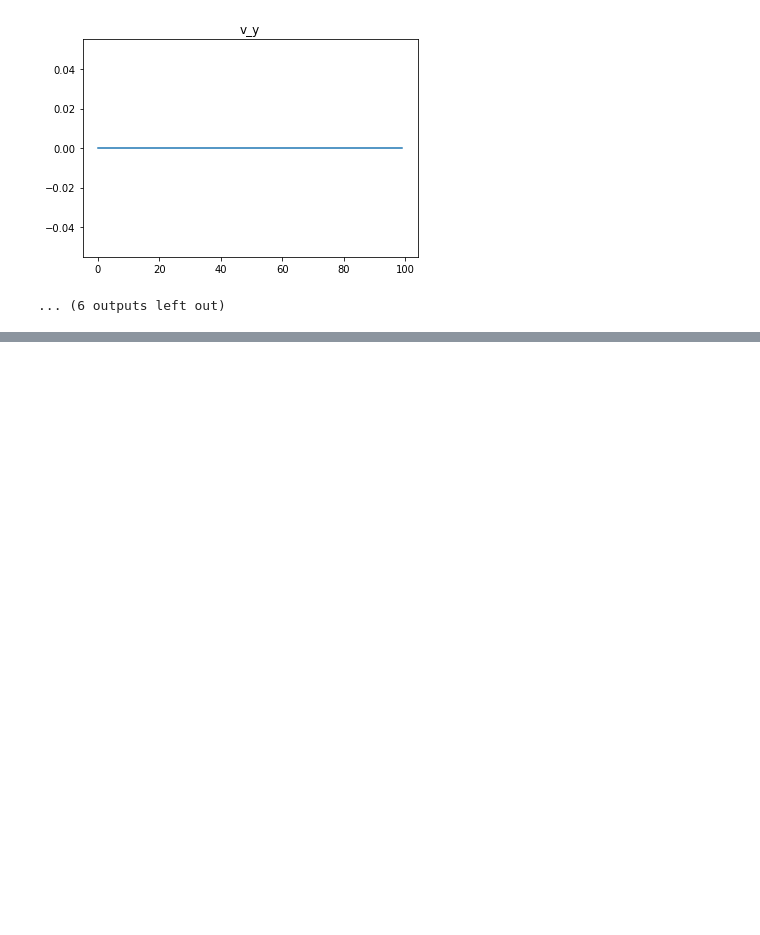
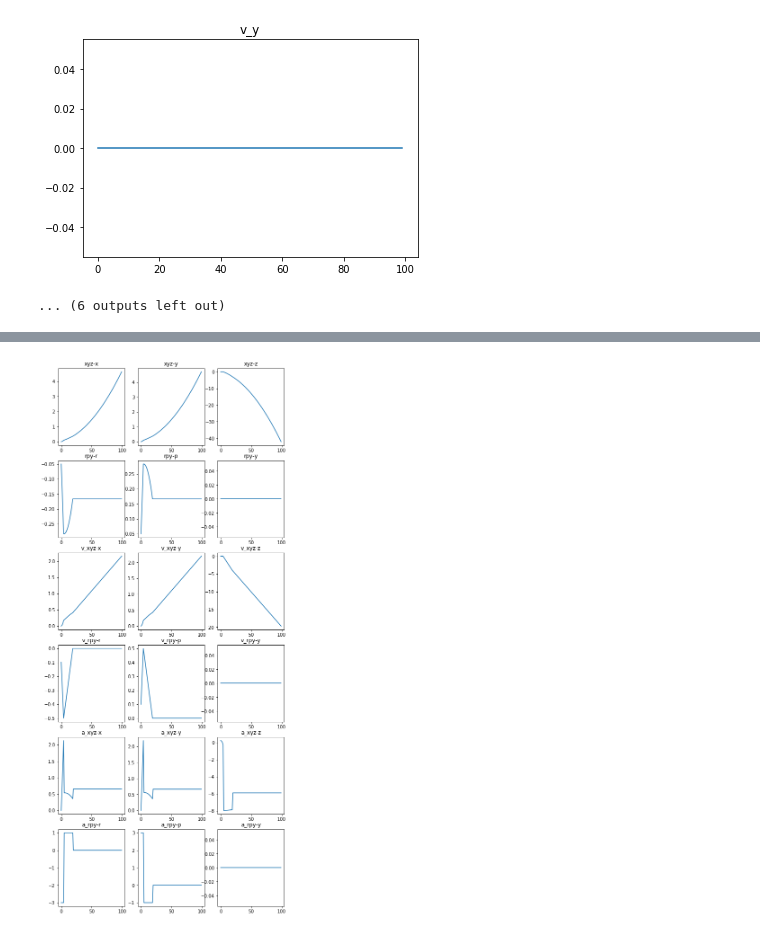
Before and after one commit to yiyuezhuo/robot_experiment, a Jupyter notebook: dynamic_drone/drone_test.ipynb, the cells around one changed output, grey strips where cells are left out. Drawn from its saved outputs; the diff is of its cells as text; code cells hidden in the pictures; blank space fills up the shorter version.

```diff
--- a/dynamic_drone/drone_test.ipynb
+++ b/dynamic_drone/drone_test.ipynb
@@ -242,0 +269,17 @@ array([[0.66290097, 0.64714888, 1.46102353, 1.04340284],
+# %%
+xyz = np.array([0.0, 0.0, 0.0])
+rpy = np.array([0.0, 0.0, 0.0])
+drone = Drone(xyz, rpy, v_xyz=(0,0,0), v_rpy=(0,0,0),
+                 I=(1,1,1), m=1, b=1, l=1, d=1)
+
+omega_arr = np.ones([100, 4])
+omega_arr[:5,1] = 2
+omega_arr[:5,2] = 2
+omega_arr[5:20,1] = 0
+omega_arr[5:20,2] = 0
+omega_arr
+res = simulation(omega_arr, show=[])
+# %%
+plot_pretty(res)
+# %% [output]
+[figure, added]
```
Also changed, not shown: parts of 7 cells of this notebook, 5 other files.
